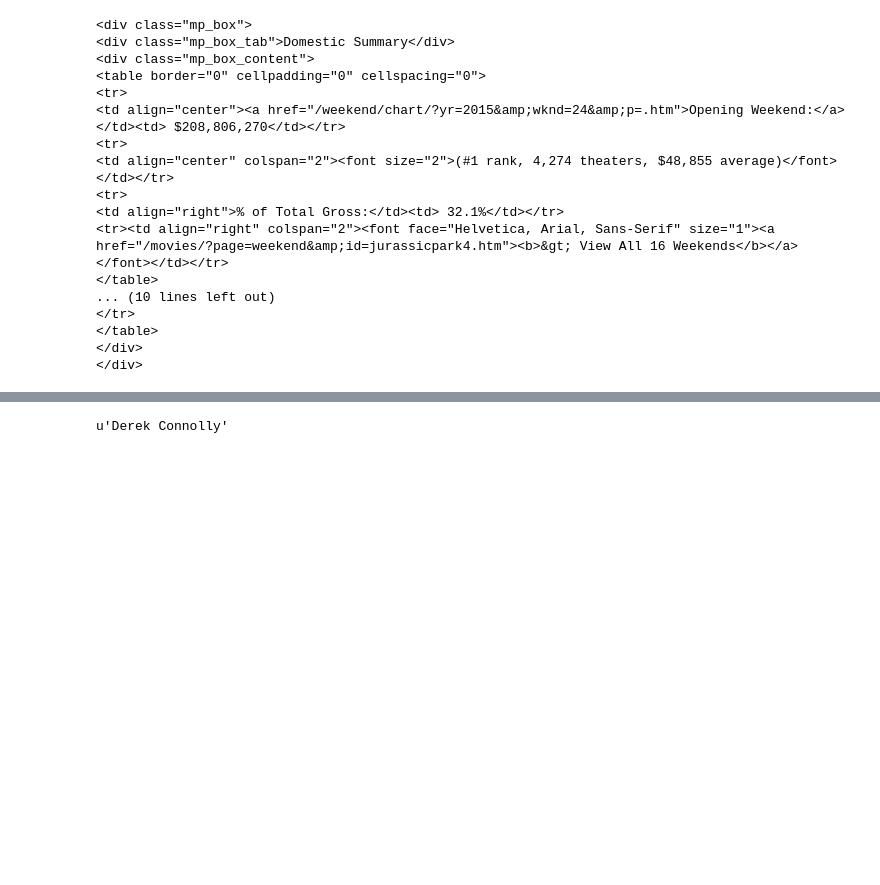
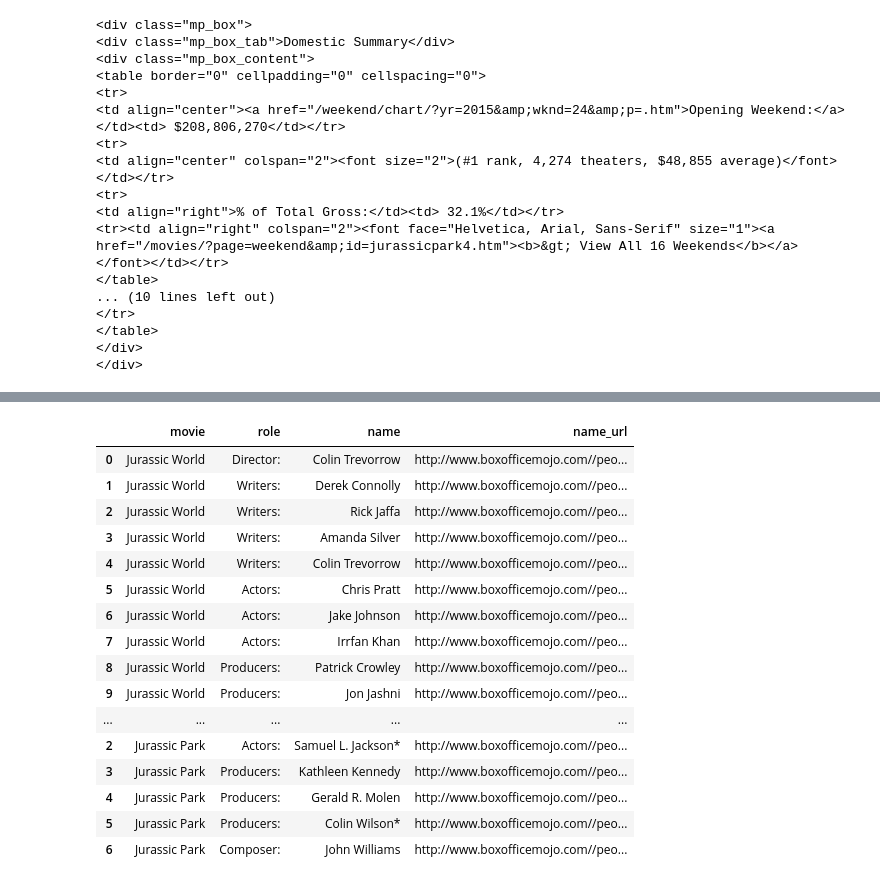
Before and after one commit to johnmwalters/Project_Luther, a Jupyter notebook: jw_webscrape.ipynb, the cells around one changed output, grey strips where cells are left out. Cells and saved outputs as stored; diff of their text form; code cells hidden in the pictures; blank space fills up the shorter version.

Commit message:
completed movie scrape, loop next

```diff
--- a/jw_webscrape.ipynb
+++ b/jw_webscrape.ipynb
@@ -119,0 +139,27 @@ temp
+# %%
+def movie_table(all_movie_html_block):
+    movie_table = []
+    movie_html_block = []
+    movie_attribute = []
+    movie_items = []
+    contributor_desc = ""
+    for x in range(0, len(all_movie_html_block)):
+        movie_items = [] #this is cleared out as we reloop through the list to append new individual movie attributes
+        movie_html_block = all_movie_html_block[x] #individual blocks from all_movie_html_block
+        movie = soup.find_all('b')[1].text
+        movie_role = all_movie_html_block[x].find_all('a')[0].text
+        for i in range(1, len(movie_html_block.find_all('a'))):
+            print movie_html_block.find_all('a')[i]
+            #movie_items.append(movie_role)
+            #print all_movie_html_block[x].find_all('a')[i].text
+            name = all_movie_html_block[x].find_all('a')[i].text
+            #movie_items.append(name)
+            try:
+                movie_html = all_movie_html_block[x].a['href']
+            except:
+                movie_html = ""
+            movie_items =[movie, movie_role, name, movie_html]
+            movie_table.append(movie_items)
+    return movie_table
+# %%
+temp = movie_table(movie_desc_block)
@@ -119,0 +201,3 @@ temp
+# %%
+col = ['movie', 'role', 'name', 'name_url']
+jw_movies = pd.DataFrame(temp, columns = col)
@@ -119,0 +222,2 @@ temp
+# %%
+jw_movies['name_url'] = 'http://www.boxofficemojo.com/'+jw_movies['name_url']
@@ -120,4 +329,2 @@ temp
 # %%
-soup.find(text = 'The Players').parent.parent.find_all('table')[0].find_all('tr')[1].find_all('a')[1].text
+movie_desc_block = soup.find(text = 'The Players').parent.parent.find_all('table')[0].find_all('tr')
-# %% [output]
-u'Derek Connolly'
@@ -123,0 +333,20 @@ u'Derek Connolly'
+# %%
+jw_movies.append(jp_movies)
+# %% [output]
+|  | movie | role | name | name_url |
+| 0 | Jurassic World | Director: | Colin Trevorrow | http://www.boxofficemojo.com//peo... |
+| 1 | Jurassic World | Writers: | Derek Connolly | http://www.boxofficemojo.com//peo... |
+| 2 | Jurassic World | Writers: | Rick Jaffa | http://www.boxofficemojo.com//peo... |
+| 3 | Jurassic World | Writers: | Amanda Silver | http://www.boxofficemojo.com//peo... |
+| 4 | Jurassic World | Writers: | Colin Trevorrow | http://www.boxofficemojo.com//peo... |
+| 5 | Jurassic World | Actors: | Chris Pratt | http://www.boxofficemojo.com//peo... |
+| 6 | Jurassic World | Actors: | Jake Johnson | http://www.boxofficemojo.com//peo... |
+| 7 | Jurassic World | Actors: | Irrfan Khan | http://www.boxofficemojo.com//peo... |
+| 8 | Jurassic World | Producers: | Patrick Crowley | http://www.boxofficemojo.com//peo... |
+| 9 | Jurassic World | Producers: | Jon Jashni | http://www.boxofficemojo.com//peo... |
+| ... | ... | ... | ... | ... |
+| 2 | Jurassic Park | Actors: | Samuel L. Jackson* | http://www.boxofficemojo.com//peo... |
+| 3 | Jurassic Park | Producers: | Kathleen Kennedy | http://www.boxofficemojo.com//peo... |
+| 4 | Jurassic Park | Producers: | Gerald R. Molen | http://www.boxofficemojo.com//peo... |
+| 5 | Jurassic Park | Producers: | Colin Wilson* | http://www.boxofficemojo.com//peo... |
+| 6 | Jurassic Park | Composer: | John Williams | http://www.boxofficemojo.com//peo... |
```
Also changed, not shown: parts of 15 cells of this notebook.
